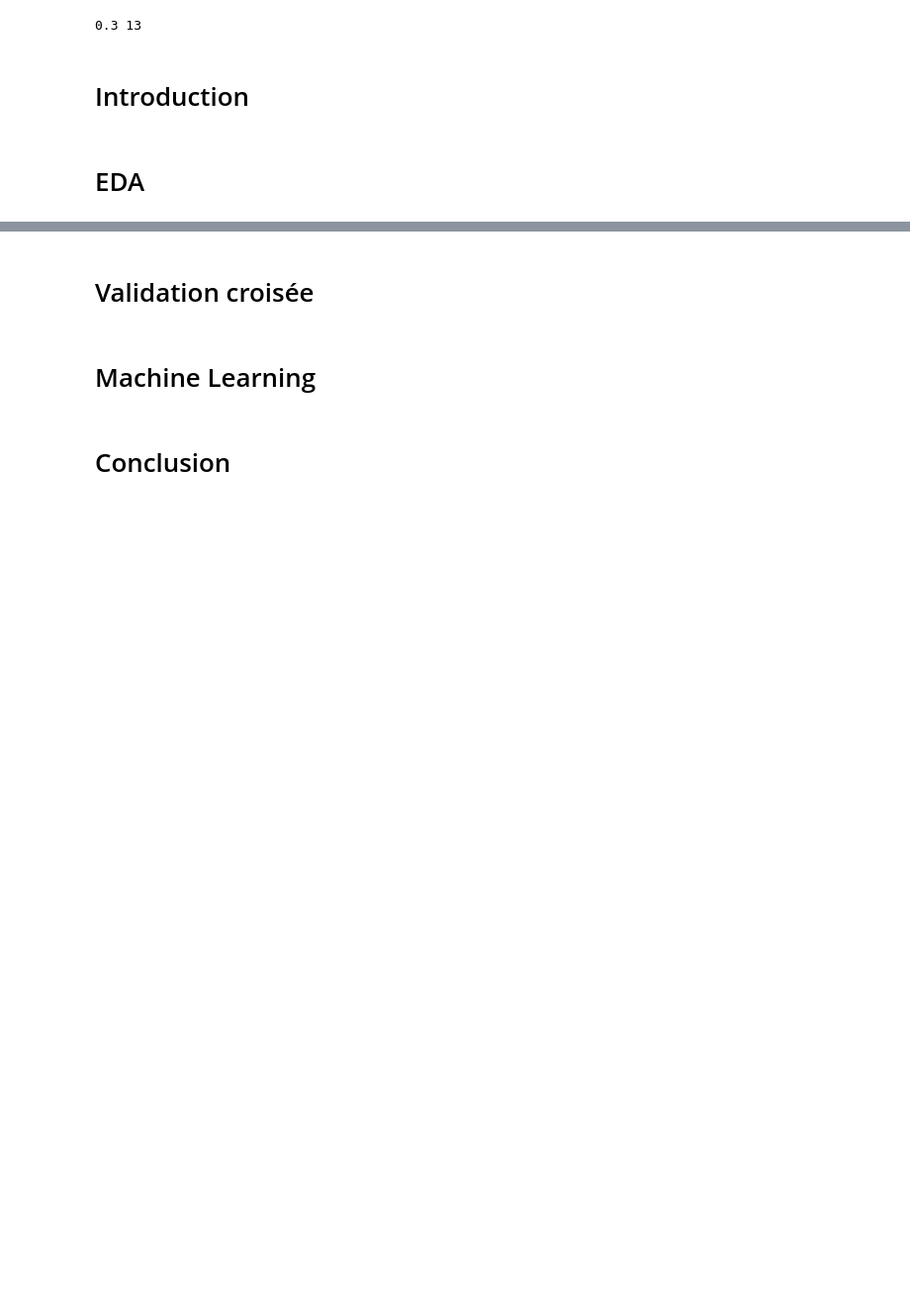
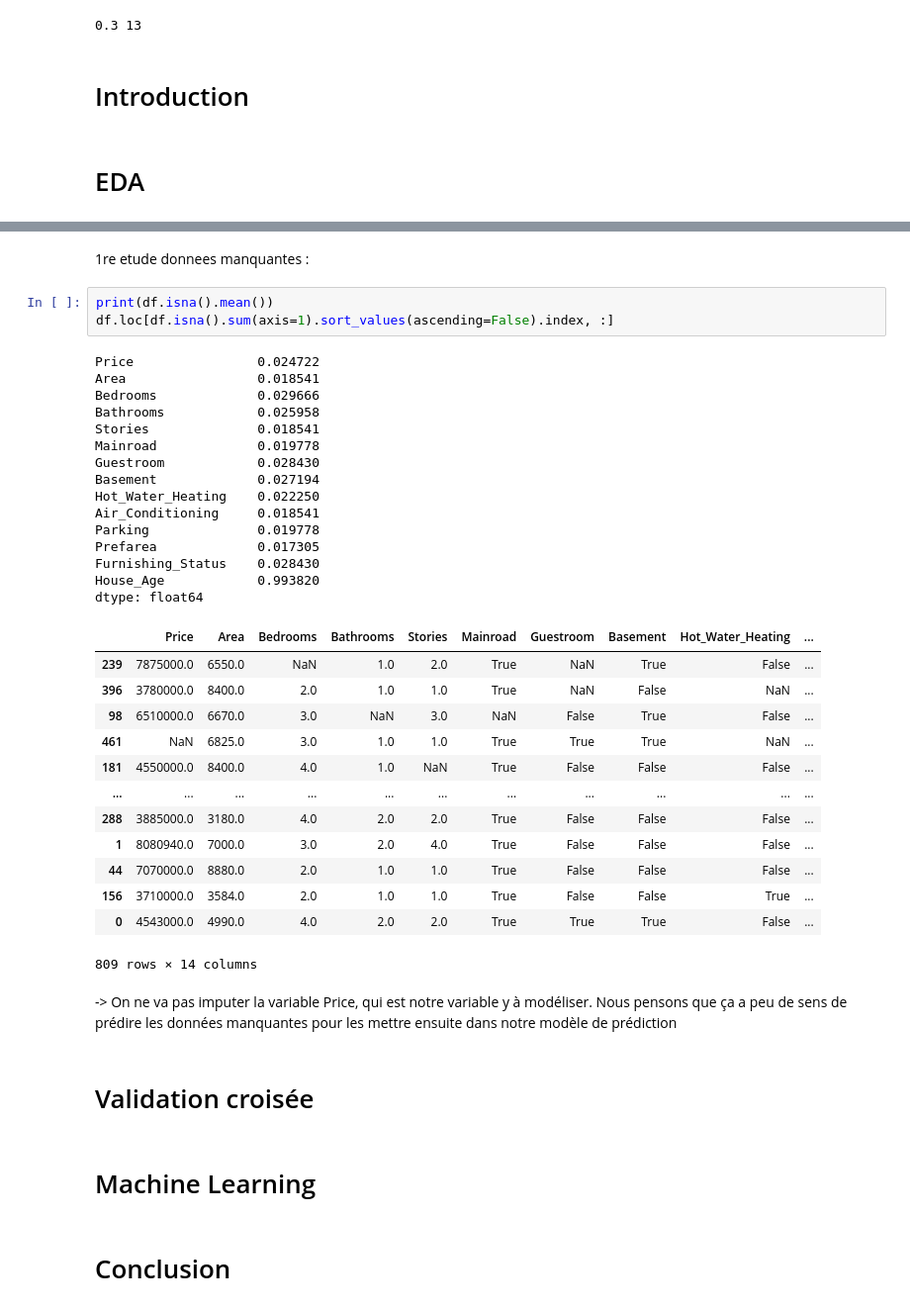
Before and after one commit to ThibaudGENEL/HousingPrice, a Jupyter notebook: notebook.ipynb, the cells around one changed output, grey strips where cells are left out. Shown at 99% size. Saved outputs shown, nothing was run; the diff lists cells and outputs as text; blank space fills up the shorter version.

```diff
--- a/notebook.ipynb
+++ b/notebook.ipynb
@@ -38,3 +108,39 @@ for col in [col for col in df.columns if df[col].dtype == "object"] :
+# %% [markdown]
+1re etude donnees manquantes :
+# %%
+print(df.isna().mean())
+df.loc[df.isna().sum(axis=1).sort_values(ascending=False).index, :]
+# %% [output]
+Price                0.024722
+Area                 0.018541
+Bedrooms             0.029666
+Bathrooms            0.025958
+Stories              0.018541
+Mainroad             0.019778
+Guestroom            0.028430
+Basement             0.027194
+Hot_Water_Heating    0.022250
+Air_Conditioning     0.018541
+Parking              0.019778
+Prefarea             0.017305
+Furnishing_Status    0.028430
+House_Age            0.993820
+dtype: float64
+|  | Price | Area | Bedrooms | Bathrooms | Stories | Mainroad | Guestroom | Basement | Hot_Water_Heating | ... |
+| 239 | 7875000.0 | 6550.0 | NaN | 1.0 | 2.0 | True | NaN | True | False | ... |
+| 396 | 3780000.0 | 8400.0 | 2.0 | 1.0 | 1.0 | True | NaN | False | NaN | ... |
+| 98 | 6510000.0 | 6670.0 | 3.0 | NaN | 3.0 | NaN | False | True | False | ... |
+| 461 | NaN | 6825.0 | 3.0 | 1.0 | 1.0 | True | True | True | NaN | ... |
+| 181 | 4550000.0 | 8400.0 | 4.0 | 1.0 | NaN | True | False | False | False | ... |
+| ... | ... | ... | ... | ... | ... | ... | ... | ... | ... | ... |
+| 288 | 3885000.0 | 3180.0 | 4.0 | 2.0 | 2.0 | True | False | False | False | ... |
+| 1 | 8080940.0 | 7000.0 | 3.0 | 2.0 | 4.0 | True | False | False | False | ... |
+| 44 | 7070000.0 | 8880.0 | 2.0 | 1.0 | 1.0 | True | False | False | False | ... |
+| 156 | 3710000.0 | 3584.0 | 2.0 | 1.0 | 1.0 | True | False | False | True | ... |
+| 0 | 4543000.0 | 4990.0 | 4.0 | 2.0 | 2.0 | True | True | True | False | ... |
+809 rows × 14 columns
+# %% [markdown]
+-> On ne va pas imputer la variable Price, qui est notre variable y à modéliser. Nous pensons que ça a peu de sens de prédire les données manquantes pour les mettre ensuite dans notre modèle de prédiction
 # %% [markdown]
 # Validation croisée
 # %% [markdown]
```
Also changed, not shown: parts of 9 cells of this notebook, 2 other files.
